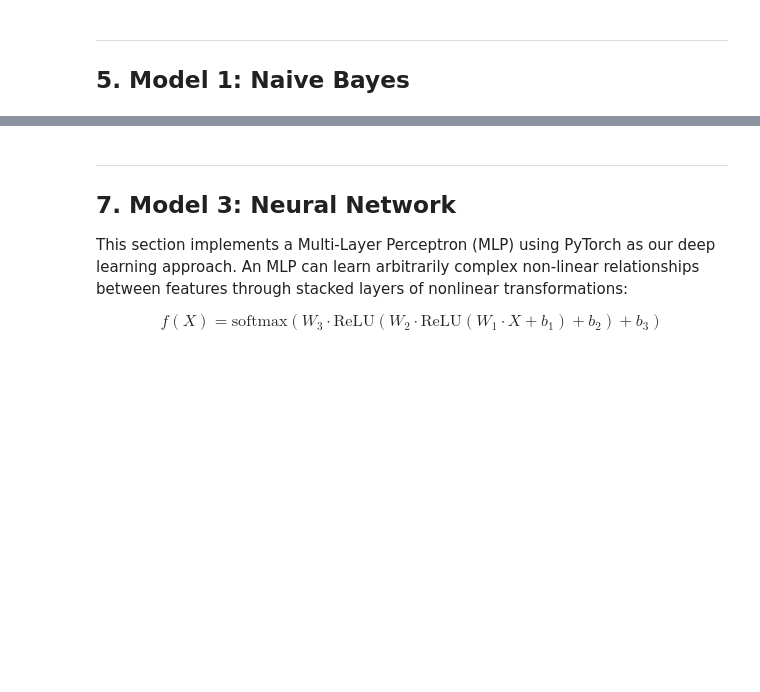
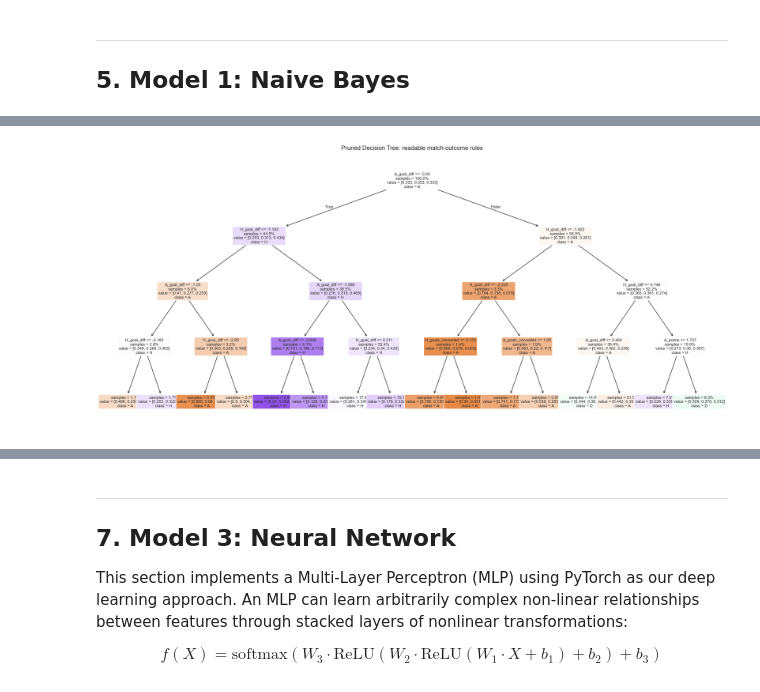
Before and after one commit to Am1neX/Project_INFOH410, a Jupyter notebook: notebooks/football_prediction.ipynb, the cells around one changed output, grey strips where cells are left out. Saved outputs shown, nothing was run; the diff lists cells and outputs as text; code cells hidden in the pictures; blank space fills up the shorter version.

```diff
--- a/notebooks/football_prediction.ipynb
+++ b/notebooks/football_prediction.ipynb
@@ -834,0 +939,18 @@ Saved processed data to '../data/processed/'
+# %%
+decision_tree = DecisionTreeClassifier(
+    max_depth=4,
+    min_samples_leaf=80,
+    class_weight='balanced',
+    random_state=RANDOM_STATE,
+)
+
+dt_metrics, dt_pred, dt_proba = evaluate_classifier('Decision Tree', decision_tree)
+
+# Text version of the learned rules. This is compact enough to read and explain.
+tree_rules = export_text(
+    decision_tree,
+    feature_names=tree_feature_names,
+    max_depth=4,
+    decimals=2,
+)
+print(tree_rules)
@@ -834,0 +975,16 @@ Saved processed data to '../data/processed/'
+# %%
+plt.figure(figsize=(22, 10))
+plot_tree(
+    decision_tree,
+    feature_names=tree_feature_names,
+    class_names=decision_tree.classes_,
+    filled=True,
+    rounded=True,
+    impurity=False,
+    proportion=True,
+    fontsize=8,
+)
+plt.title('Pruned Decision Tree: readable match-outcome rules')
+plt.show()
+# %% [output]
+[figure, added]
```
Also changed, not shown: parts of 27 cells of this notebook, 7 other files.
